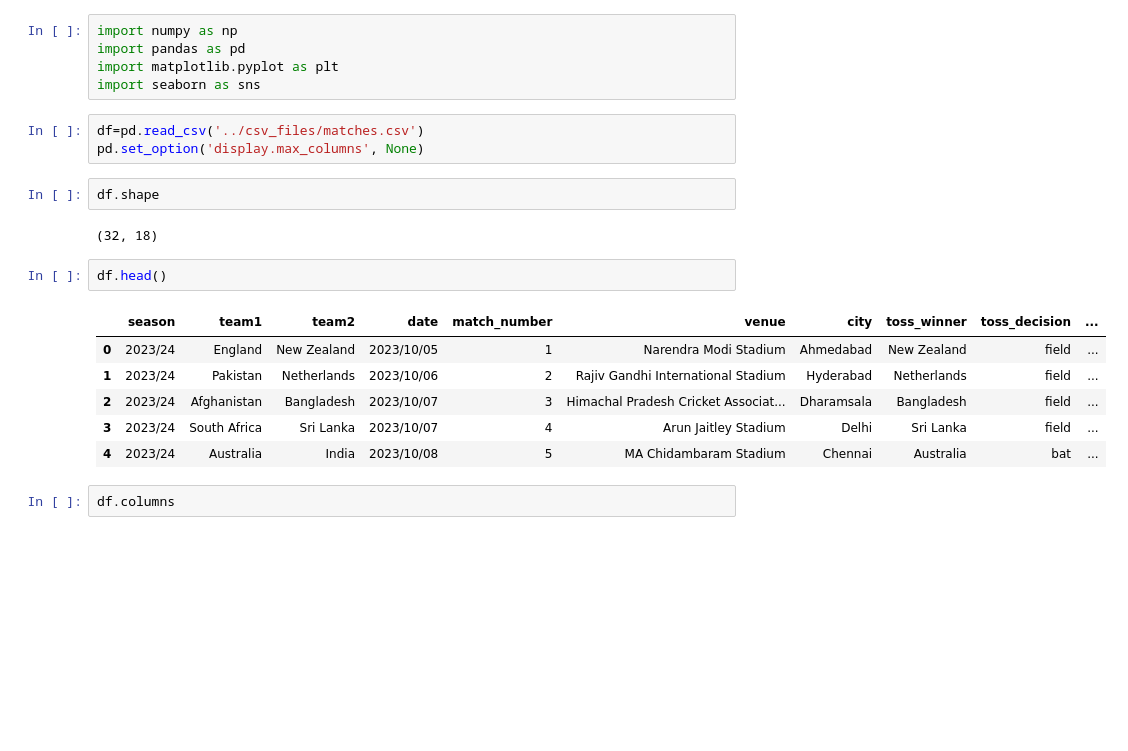
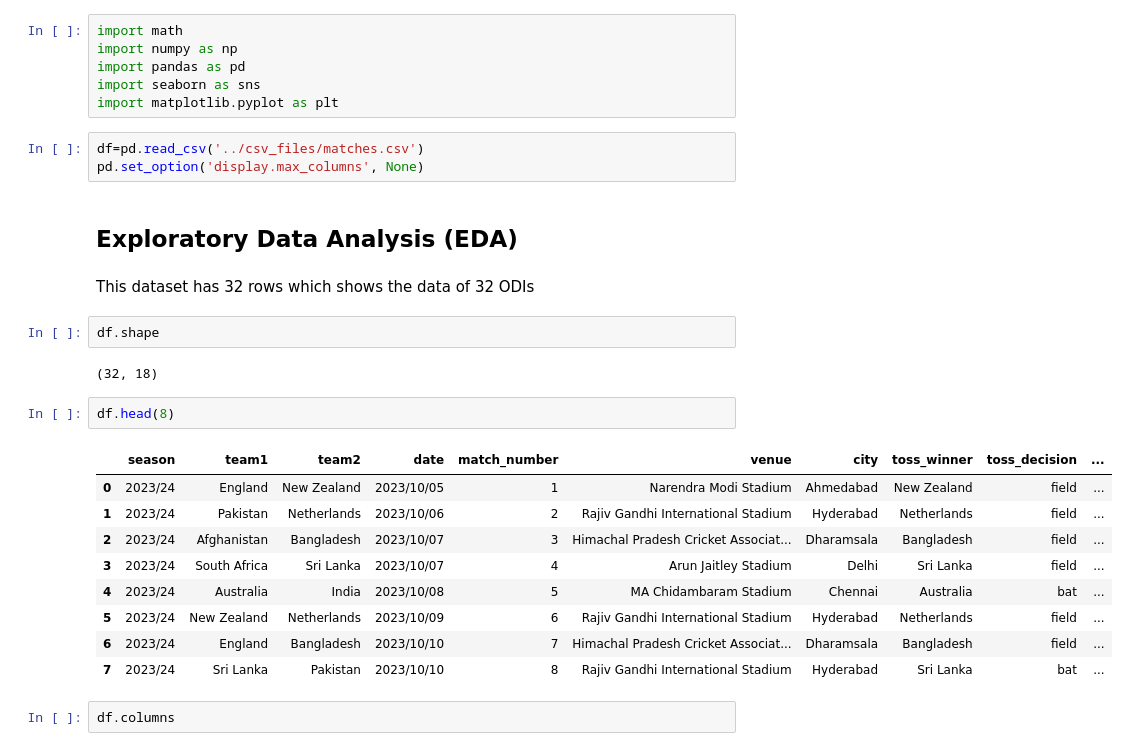
Before and after one commit to NancyPatel11/Data-Mining-Course-Project-3, a Jupyter notebook: code_files/toss_decision.ipynb, the cells around one changed output. Saved outputs shown, nothing was run; the diff lists cells and outputs as text; blank space fills up the shorter version.

```diff
--- a/code_files/toss_decision.ipynb
+++ b/code_files/toss_decision.ipynb
@@ -1,24 +6,32 @@
 # %%
+import math
 import numpy as np
 import pandas as pd
+import seaborn as sns
 import matplotlib.pyplot as plt
-import seaborn as sns
 # %%
 df=pd.read_csv('../csv_files/matches.csv')
 pd.set_option('display.max_columns', None)
+# %% [markdown]
+## **Exploratory Data Analysis (EDA)**
+# %% [markdown]
+This dataset has 32 rows which shows the data of 32 ODIs
 # %%
 df.shape
 # %% [output]
 (32, 18)
 # %%
-df.head()
+df.head(8)
 # %% [output]
 |  | season | team1 | team2 | date | match_number | venue | city | toss_winner | toss_decision | ... |
 | 0 | 2023/24 | England | New Zealand | 2023/10/05 | 1 | Narendra Modi Stadium | Ahmedabad | New Zealand | field | ... |
 | 1 | 2023/24 | Pakistan | Netherlands | 2023/10/06 | 2 | Rajiv Gandhi International Stadium | Hyderabad | Netherlands | field | ... |
 | 2 | 2023/24 | Afghanistan | Bangladesh | 2023/10/07 | 3 | Himachal Pradesh Cricket Associat... | Dharamsala | Bangladesh | field | ... |
 | 3 | 2023/24 | South Africa | Sri Lanka | 2023/10/07 | 4 | Arun Jaitley Stadium | Delhi | Sri Lanka | field | ... |
 | 4 | 2023/24 | Australia | India | 2023/10/08 | 5 | MA Chidambaram Stadium | Chennai | Australia | bat | ... |
+| 5 | 2023/24 | New Zealand | Netherlands | 2023/10/09 | 6 | Rajiv Gandhi International Stadium | Hyderabad | Netherlands | field | ... |
+| 6 | 2023/24 | England | Bangladesh | 2023/10/10 | 7 | Himachal Pradesh Cricket Associat... | Dharamsala | Bangladesh | field | ... |
+| 7 | 2023/24 | Sri Lanka | Pakistan | 2023/10/10 | 8 | Rajiv Gandhi International Stadium | Hyderabad | Sri Lanka | bat | ... |
 # %%
 df.columns
 # %% [output]
```
Also changed, not shown: parts of 19 cells of this notebook.
